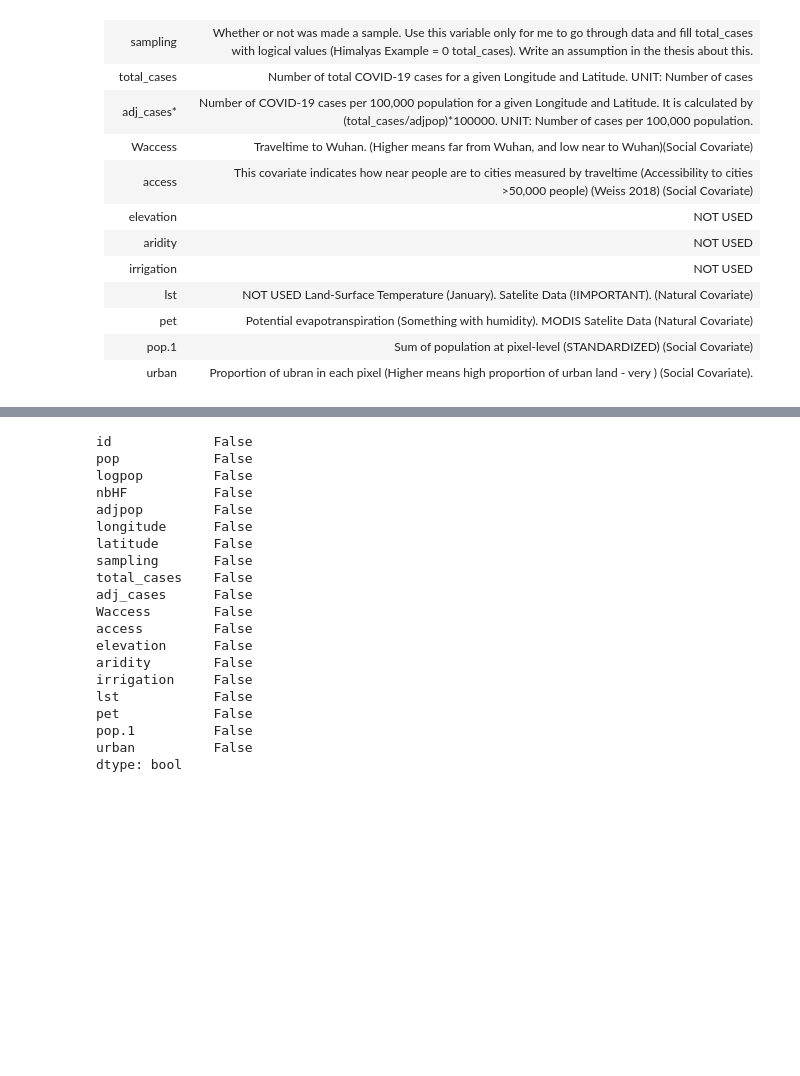
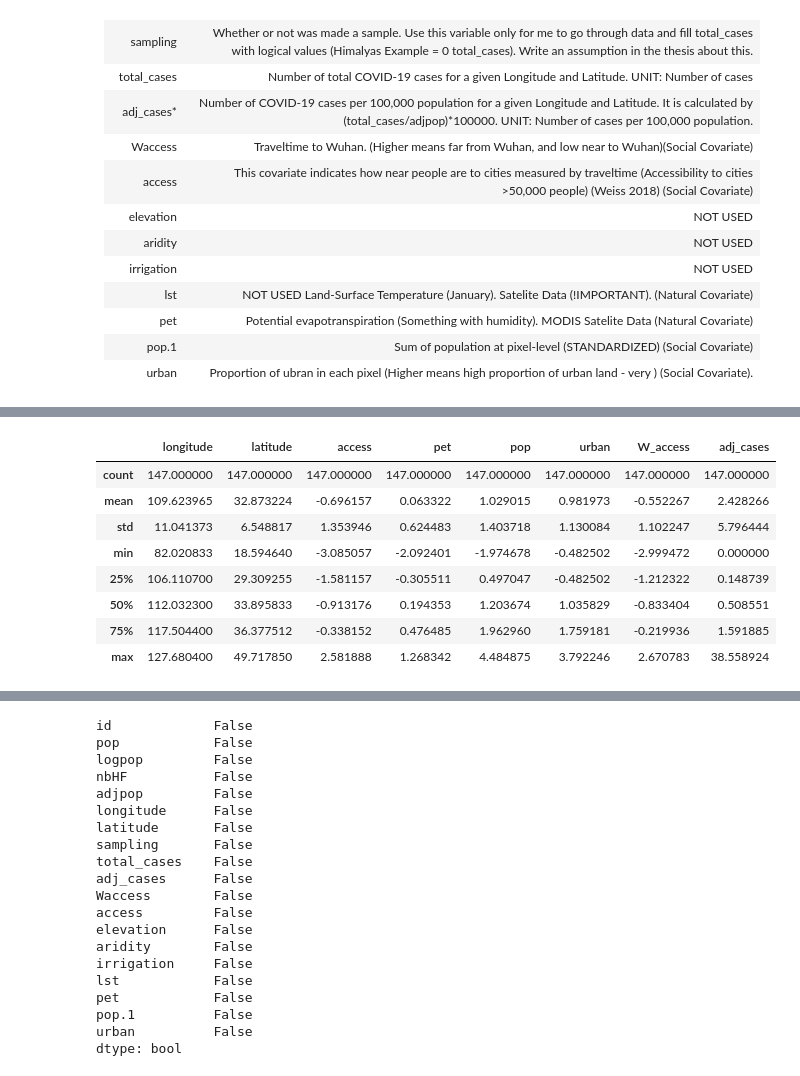
Before and after one commit to dsvanidze/replicability, a Jupyter notebook: data-exploration/data-exploration.ipynb, the cells around one changed output, grey strips where cells are left out. Saved outputs shown, nothing was run; the diff lists cells and outputs as text; code cells hidden in the pictures; blank space fills up the shorter version.

```diff
--- a/data-exploration/data-exploration.ipynb
+++ b/data-exploration/data-exploration.ipynb
@@ -241,0 +68,12 @@ data.to_csv("../data/csvs/data.csv", index=True, index_label="index", na_rep="NA
+# %%
+data["validation"].describe()
+# %% [output]
+|  | longitude | latitude | access | pet | pop | urban | W_access | adj_cases |
+| count | 147.000000 | 147.000000 | 147.000000 | 147.000000 | 147.000000 | 147.000000 | 147.000000 | 147.000000 |
+| mean | 109.623965 | 32.873224 | -0.696157 | 0.063322 | 1.029015 | 0.981973 | -0.552267 | 2.428266 |
+| std | 11.041373 | 6.548817 | 1.353946 | 0.624483 | 1.403718 | 1.130084 | 1.102247 | 5.796444 |
+| min | 82.020833 | 18.594640 | -3.085057 | -2.092401 | -1.974678 | -0.482502 | -2.999472 | 0.000000 |
+| 25% | 106.110700 | 29.309255 | -1.581157 | -0.305511 | 0.497047 | -0.482502 | -1.212322 | 0.148739 |
+| 50% | 112.032300 | 33.895833 | -0.913176 | 0.194353 | 1.203674 | 1.035829 | -0.833404 | 0.508551 |
+| 75% | 117.504400 | 36.377512 | -0.338152 | 0.476485 | 1.962960 | 1.759181 | -0.219936 | 1.591885 |
+| max | 127.680400 | 49.717850 | 2.581888 | 1.268342 | 4.484875 | 3.792246 | 2.670783 | 38.558924 |
```
Also changed, not shown: parts of 24 cells of this notebook, 2 other files.
